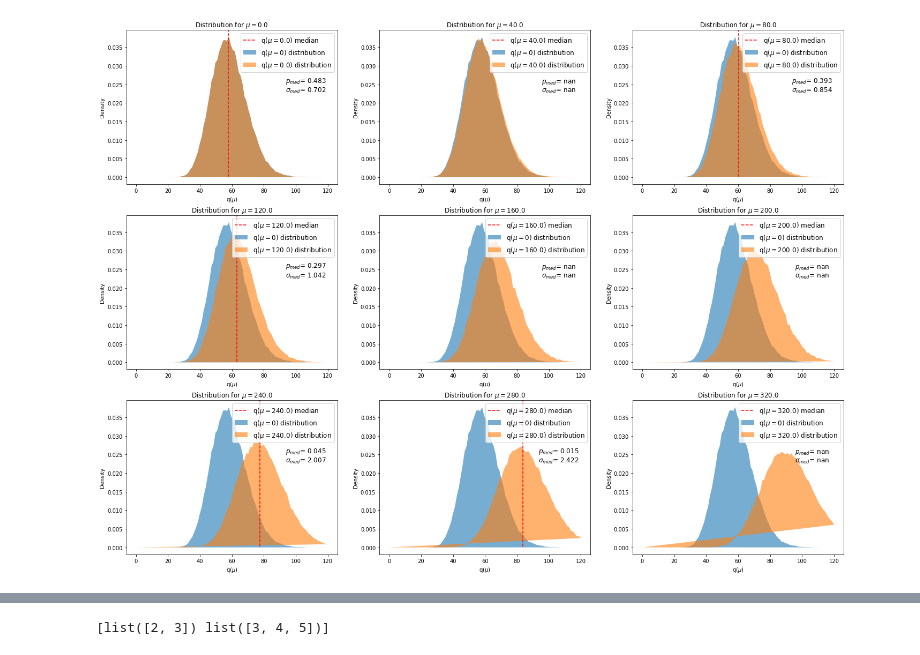
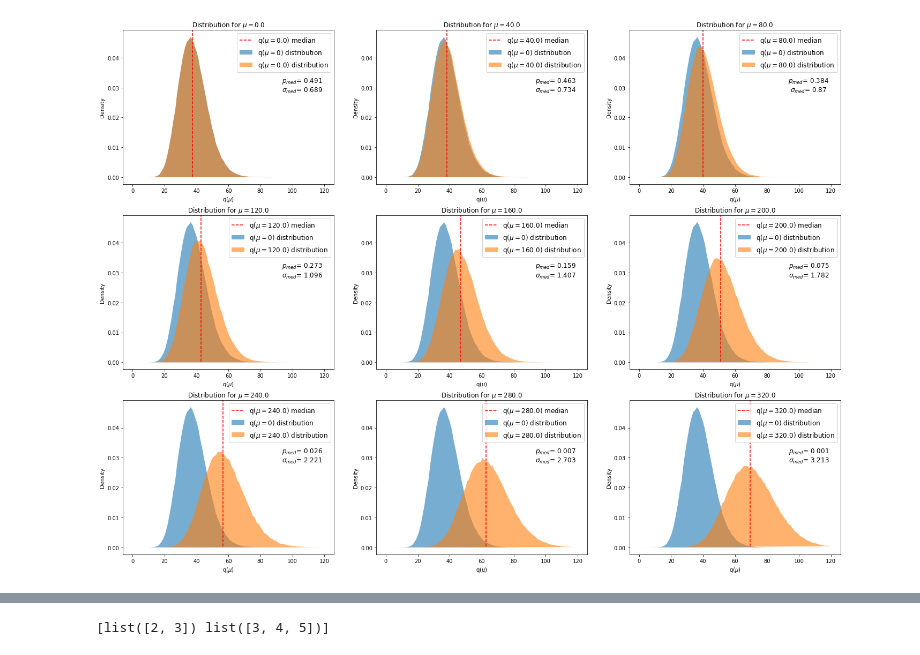
Before and after one commit to pacca4/Project_LocpB_plots, a Jupyter notebook: presentation/SingleMuon.ipynb, the cells around one changed output, grey strips where cells are left out. Drawn from its saved outputs; the diff is of its cells as text; code cells hidden in the pictures.

```diff
--- a/presentation/SingleMuon.ipynb
+++ b/presentation/SingleMuon.ipynb
@@ -23,9 +23,9 @@ from scipy.stats import chi2, chisquare
 # %%
 nr = 3
 nc = 3
 fig, axs = plt.subplots(nr, nc, figsize=(8*nc, 6*nr))
 for i in range(0,nr):
     for j in range(0,nc):
-        sub_plot_hists(axs[i,j], 100, 20*(j+nc*i), ndf=58) #ho usato 60 bins
+        sub_plot_hists(axs[i,j], 100, 20*(j+nc*i), ndf=38)
 # %% [output]
-[figure, old version]
+[figure, new version]
```
Also changed, not shown: parts of 4 cells of this notebook, 1 other file.
